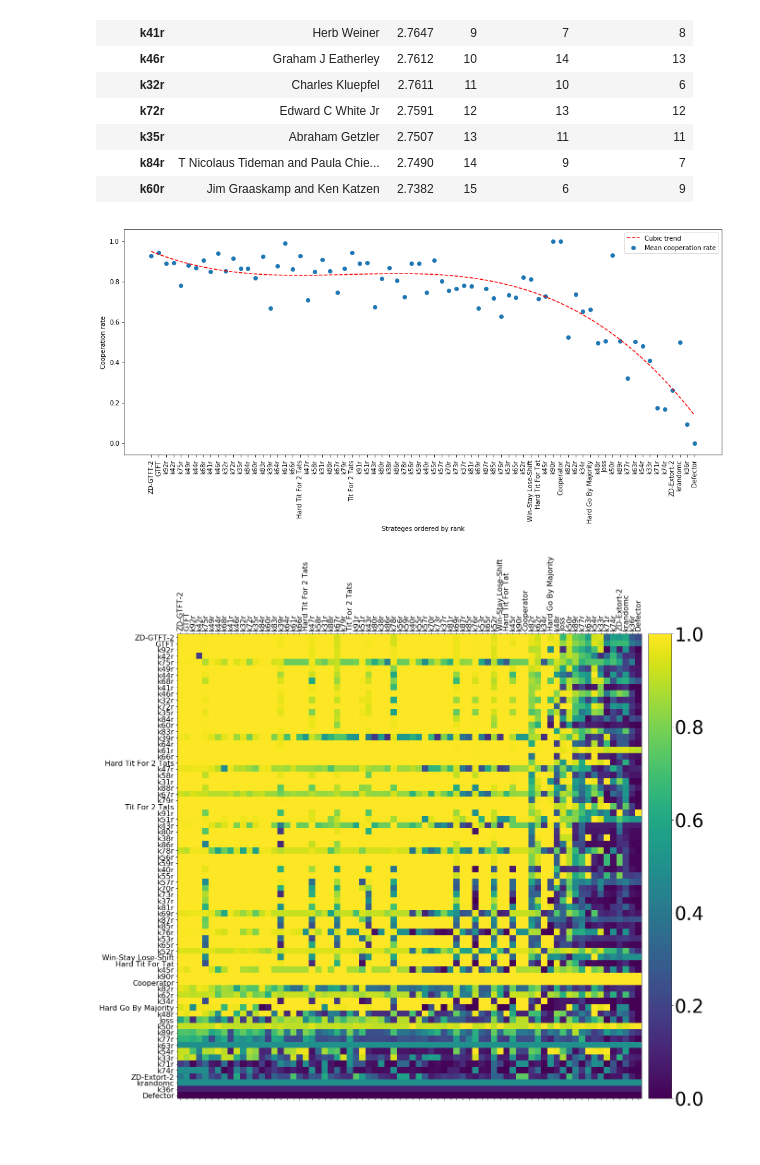
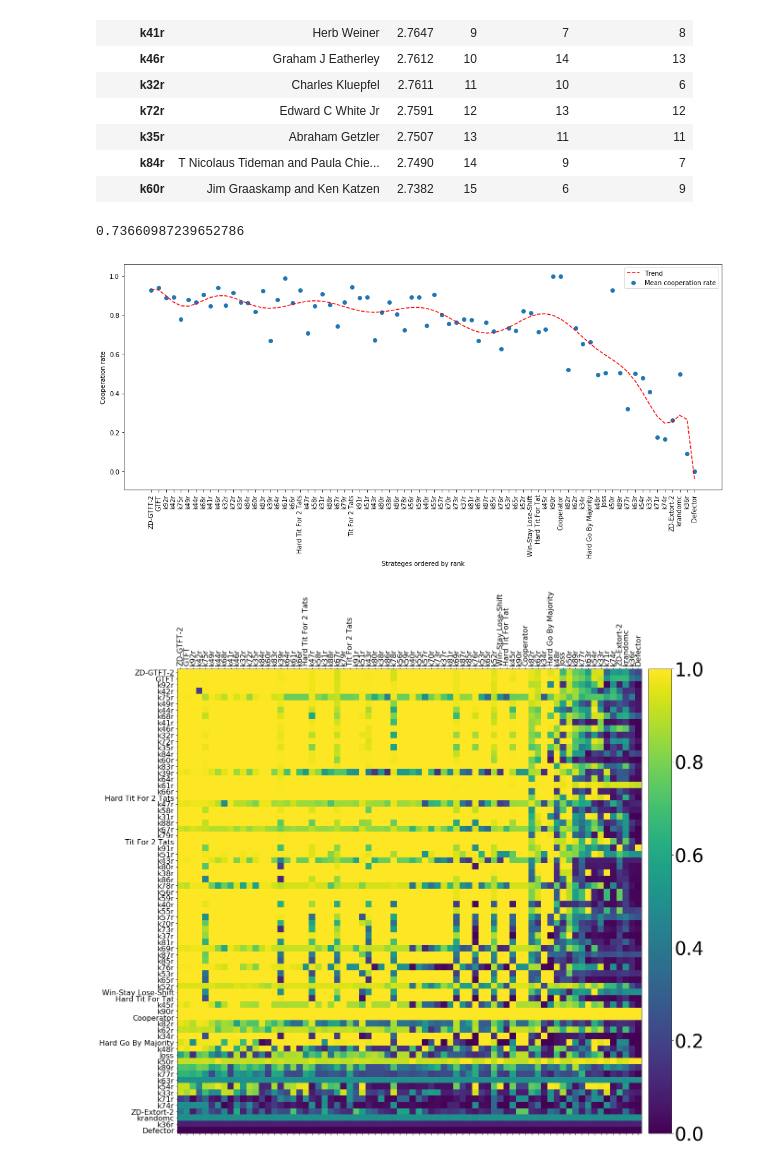
Before and after one commit to Axelrod-Python/revisiting-axelrod-second, a Jupyter notebook: src/main.ipynb, the cells around one changed output. Saved outputs shown, nothing was run; the diff lists cells and outputs as text; code cells hidden in the pictures.

```diff
--- a/src/main.ipynb
+++ b/src/main.ipynb
@@ -392,7 +404,7 @@ def read_payoff_matrix(files):
         turns.append(get_turns(str(gz_path)))
     return sum(array * turn for turn, array in zip(turns, arrays)) / sum(turns)
 # %%
-original_tournament_cooperation_rates = read_payoff_matrix(original_tournament_data_path.glob("*cooperation_rates.gz")).transpose()
+original_tournament_cooperation_rates = read_payoff_matrix(original_tournament_data_path.glob("*cooperation_rates.gz"))[0].transpose()
 # %%
 with open("../assets/original_tournament_overall_cooperation_rate.tex", "w") as f:
     f.write("{:.03f}".format(np.mean(original_tournament_cooperation_rates)))
@@ -411,9 +426,9 @@ plt.subplots(1, figsize=(14, 7))
 
 plt.scatter(cooperation_rates["Rank"], cooperation_rates["Mean cooperation rate"])
 
-z = np.polyfit(cooperation_rates["Rank"], cooperation_rates["Mean cooperation rate"], 3)
+z = np.polyfit(cooperation_rates["Rank"], cooperation_rates["Mean cooperation rate"], 16)
 p = np.poly1d(z)
-plt.plot(cooperation_rates["Rank"],p(cooperation_rates["Rank"]),"r--", label="Cubic trend")
+plt.plot(cooperation_rates["Rank"],p(cooperation_rates["Rank"]),"r--", label="Trend")
 
 plt.xlabel("Strateges ordered by rank")
 plt.ylabel("Cooperation rate")
@@ -465,4 +480,4 @@ for p in sp_players:
         sp_player_names.append(p.name)
 # %%
 sp_tournament_data_path = pathlib.Path("./data/sp_tournament/")
-sp_tournament_payoff_matrix = read_payoff_matrix(sp_tournament_data_path.glob("*payoff_matrix.gz"))
+sp_tournament_payoff_matrix, sp_repetitions = read_payoff_matrix(sp_tournament_data_path.glob("*payoff_matrix.gz"))
@@ -519,10 +541,13 @@ sp_ranking_df.head(15)
 with open("../assets/sp_tournament_rankings.tex", "w") as f:
     f.write(sp_ranking_df.head(15).to_latex().replace("-1", "NA"))
 # %%
-sp_tournament_cooperation_rates = read_payoff_matrix(sp_tournament_data_path.glob("*cooperation_rates.gz")).transpose()
+sp_tournament_cooperation_rates = read_payoff_matrix(sp_tournament_data_path.glob("*cooperation_rates.gz"))[0].transpose()
 # %%
 with open("../assets/sp_tournament_overall_cooperation_rate.tex", "w") as f:
     f.write("{:.03f}".format(np.mean(sp_tournament_cooperation_rates)))
+np.mean(sp_tournament_cooperation_rates)
+# %% [output]
+0.73660987239652786
 # %%
 sp_cooperation_rates = pd.DataFrame(sp_tournament_cooperation_rates,
                                     sp_player_names,
@@ -534,20 +559,20 @@ sp_cooperation_rates.sort_values("Rank", inplace=True)
 # %%
 plt.subplots(1, figsize=(14, 7))
 
 plt.scatter(sp_cooperation_rates["Rank"], sp_cooperation_rates["Mean cooperation rate"])
 
-z = np.polyfit(sp_cooperation_rates["Rank"], sp_cooperation_rates["Mean cooperation rate"], 3)
+z = np.polyfit(sp_cooperation_rates["Rank"], sp_cooperation_rates["Mean cooperation rate"], 16)
 p = np.poly1d(z)
-plt.plot(sp_cooperation_rates["Rank"],p(sp_cooperation_rates["Rank"]),"r--", label="Cubic trend")
+plt.plot(sp_cooperation_rates["Rank"],p(sp_cooperation_rates["Rank"]),"r--", label="Trend")
 
 plt.xlabel("Strateges ordered by rank")
 plt.ylabel("Cooperation rate")
 plt.xticks(range(1, len(sp_cooperation_rates) + 1), sp_cooperation_rates.index, rotation=90)
 plt.legend()
 plt.tight_layout()
 plt.savefig("../assets/sp_tournament_cooperation_rate_versus_rank.pdf")
 # %% [output]
-[figure, old version]
+[figure, new version]
 # %%
 matrix_heatmap(sp_cooperation_rates[sp_cooperation_rates.index], sp_cooperation_rates.index,
                "../assets/sp_tournament_cooperation_rates.pdf")
```
Also changed, not shown: parts of 26 cells of this notebook, 18 other files.
